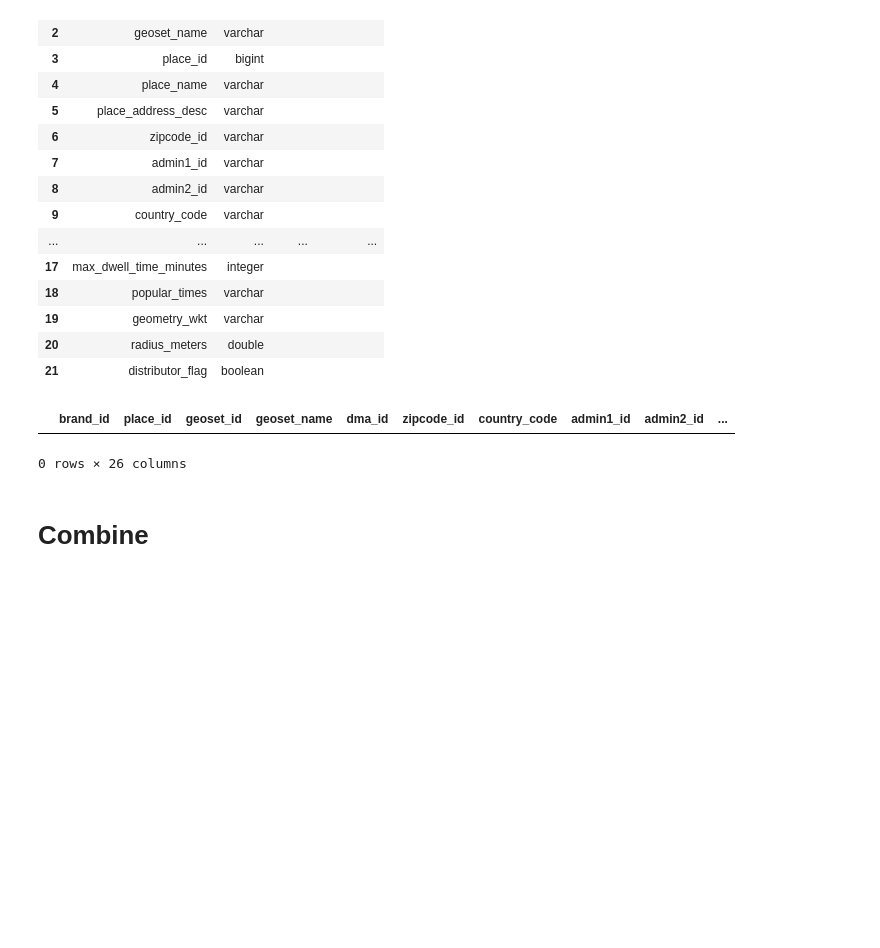
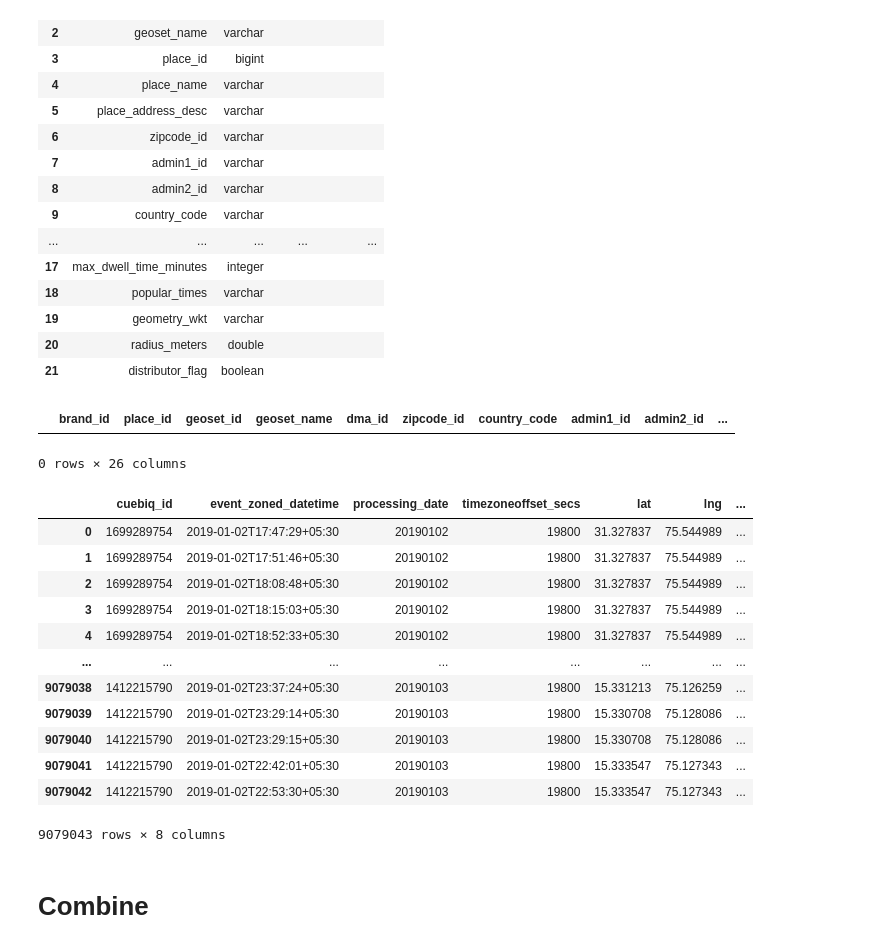
Before and after one commit to dime-worldbank/netmob24-data-challenge, a Jupyter notebook: Code/Daily.ipynb, the cells around one changed output. Saved outputs shown, nothing was run; the diff lists cells and outputs as text; code cells hidden in the pictures; blank space fills up the shorter version.

```diff
--- a/Code/Daily.ipynb
+++ b/Code/Daily.ipynb
@@ -487,6 +487,23 @@ df
 # %% [output]
 |  | brand_id | place_id | geoset_id | geoset_name | dma_id | zipcode_id | country_code | admin1_id | admin2_id | ... |
 0 rows × 26 columns
+# %%
+df_1 = pd.read_csv('/home/jovyan/Data/DL/IN/20190102_IN_pe_dl.csv')
+df_1
+# %% [output]
+|  | cuebiq_id | event_zoned_datetime | processing_date | timezoneoffset_secs | lat | lng | ... |
+| 0 | 1699289754 | 2019-01-02T17:47:29+05:30 | 20190102 | 19800 | 31.327837 | 75.544989 | ... |
+| 1 | 1699289754 | 2019-01-02T17:51:46+05:30 | 20190102 | 19800 | 31.327837 | 75.544989 | ... |
+| 2 | 1699289754 | 2019-01-02T18:08:48+05:30 | 20190102 | 19800 | 31.327837 | 75.544989 | ... |
+| 3 | 1699289754 | 2019-01-02T18:15:03+05:30 | 20190102 | 19800 | 31.327837 | 75.544989 | ... |
+| 4 | 1699289754 | 2019-01-02T18:52:33+05:30 | 20190102 | 19800 | 31.327837 | 75.544989 | ... |
+| ... | ... | ... | ... | ... | ... | ... | ... |
+| 9079038 | 1412215790 | 2019-01-02T23:37:24+05:30 | 20190103 | 19800 | 15.331213 | 75.126259 | ... |
+| 9079039 | 1412215790 | 2019-01-02T23:29:14+05:30 | 20190103 | 19800 | 15.330708 | 75.128086 | ... |
+| 9079040 | 1412215790 | 2019-01-02T23:29:15+05:30 | 20190103 | 19800 | 15.330708 | 75.128086 | ... |
+| 9079041 | 1412215790 | 2019-01-02T22:42:01+05:30 | 20190103 | 19800 | 15.333547 | 75.127343 | ... |
+| 9079042 | 1412215790 | 2019-01-02T22:53:30+05:30 | 20190103 | 19800 | 15.333547 | 75.127343 | ... |
+9079043 rows × 8 columns
 # %% [markdown]
 # Combine
 # %%
```
Also changed, not shown: 1 other file.
